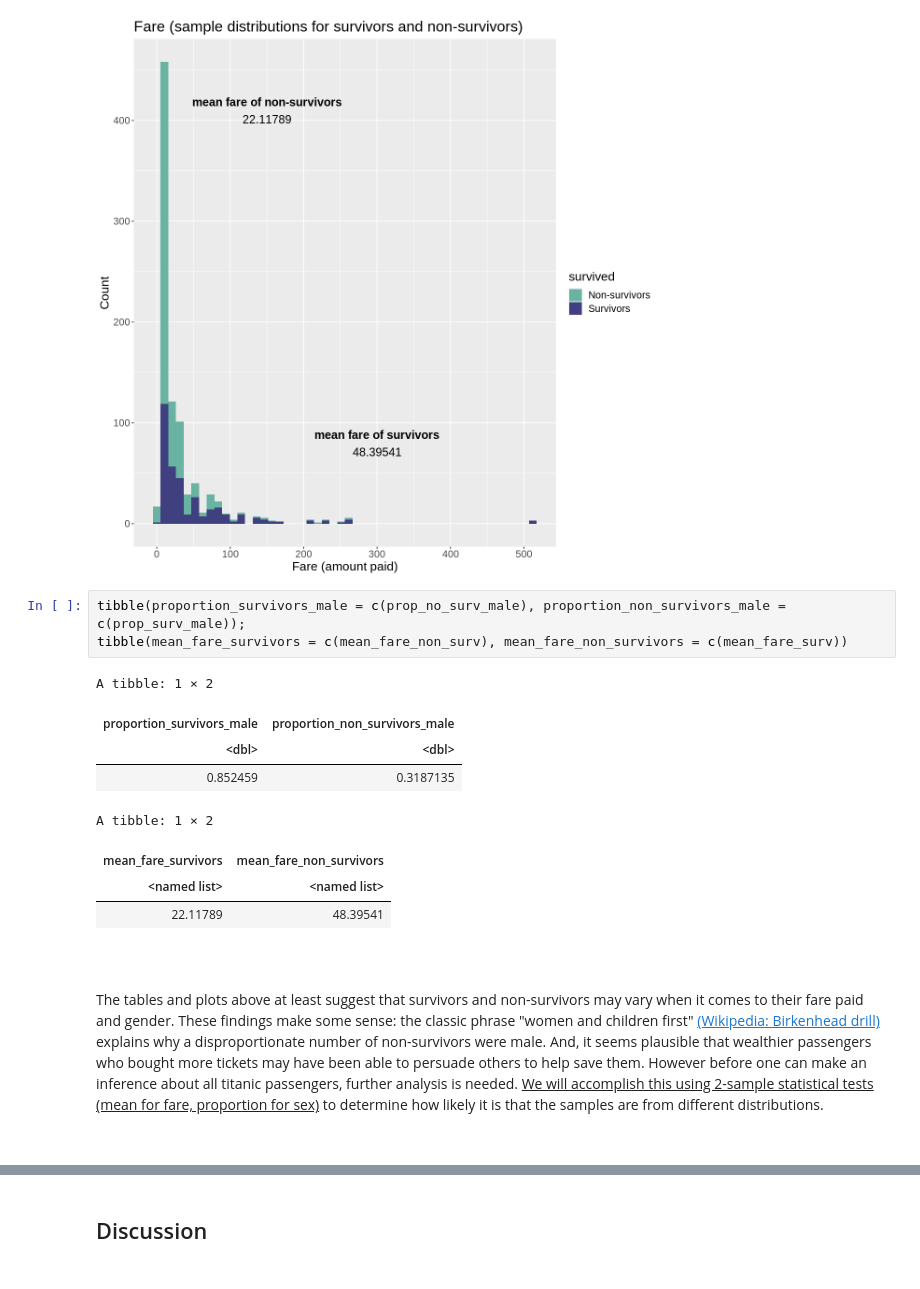
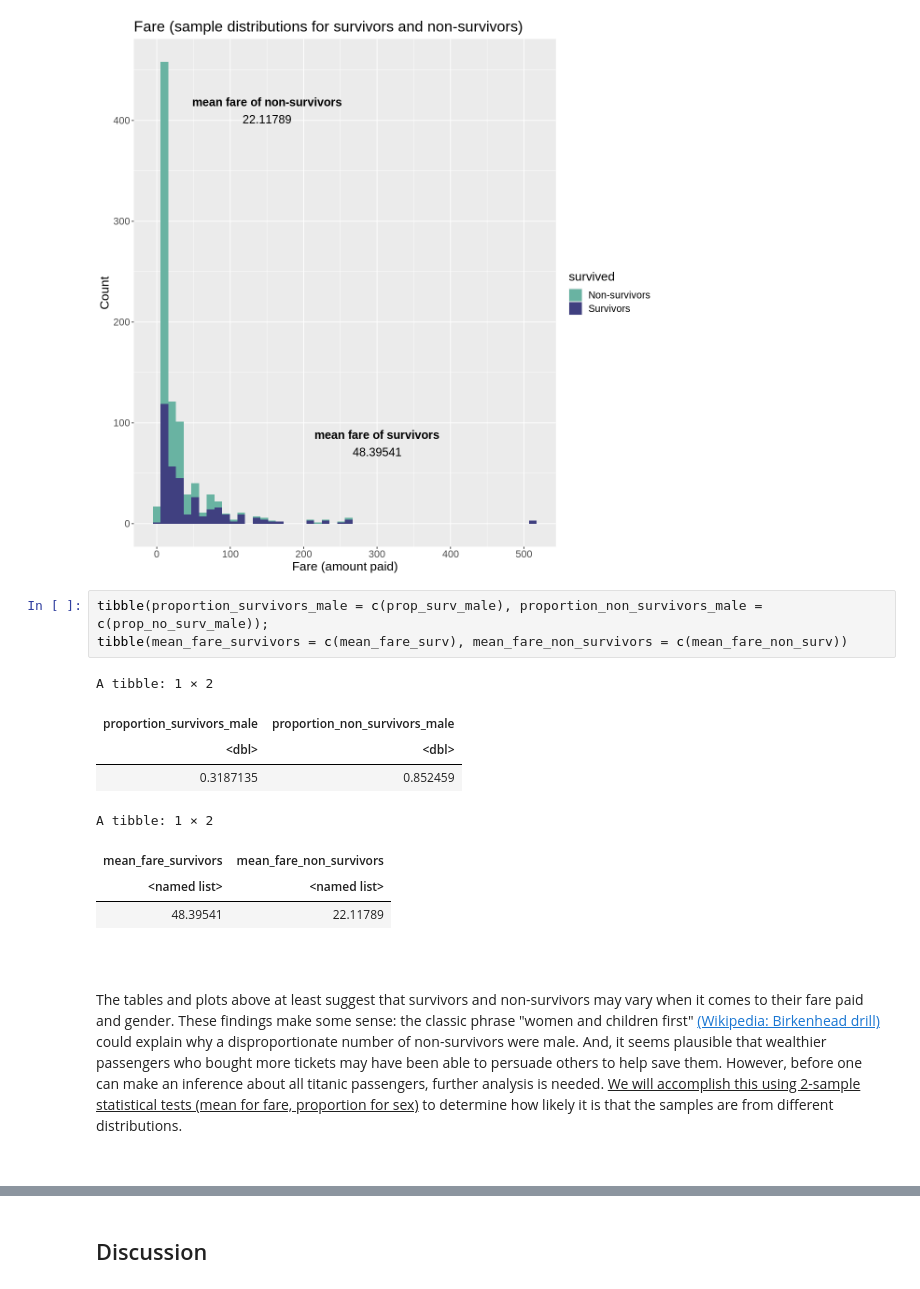
Before and after one commit to pgbenng/stat-201-2022w2-group-30, a Jupyter notebook: final_report.ipynb, the cells around one changed output, grey strips where cells are left out. Saved outputs shown, nothing was run; the diff lists cells and outputs as text.

```diff
--- a/final_report.ipynb
+++ b/final_report.ipynb
@@ -133,20 +147,20 @@ titanic_df |>
 # %% [output]
 [figure]
 # %%
-tibble(proportion_survivors_male = c(prop_no_surv_male), proportion_non_survivors_male = c(prop_surv_male));
-tibble(mean_fare_survivors = c(mean_fare_non_surv), mean_fare_non_survivors = c(mean_fare_surv))
+tibble(proportion_survivors_male = c(prop_surv_male), proportion_non_survivors_male = c(prop_no_surv_male));
+tibble(mean_fare_survivors = c(mean_fare_surv), mean_fare_non_survivors = c(mean_fare_non_surv))
 # %% [output]
 A tibble: 1 × 2
 | proportion_survivors_male | proportion_non_survivors_male |
 | <dbl> | <dbl> |
-| 0.852459 | 0.3187135 |
+| 0.3187135 | 0.852459 |
 A tibble: 1 × 2
 | mean_fare_survivors | mean_fare_non_survivors |
 | <named list> | <named list> |
-| 22.11789 | 48.39541 |
+| 48.39541 | 22.11789 |
 # %% [markdown]
 <br>
 # %% [markdown]
-The tables and plots above at least suggest that survivors and non-survivors may vary when it comes to their fare paid and gender. These findings make some sense: the classic phrase "women and children first" <a href="https://en.wikipedia.org/wiki/Women_and_children_first">(Wikipedia: Birkenhead drill)</a> explains why a disproportionate number of non-survivors were male. And, it seems plausible that wealthier passengers who bought more tickets may have been able to persuade others to help save them. However before one can make an inference about all titanic passengers, further analysis is needed. <u>We will accomplish this using 2-sample statistical tests (mean for fare, proportion for sex)</u> to determine how likely it is that the samples are from different distributions.
+The tables and plots above at least suggest that survivors and non-survivors may vary when it comes to their fare paid and gender. These findings make some sense: the classic phrase "women and children first" <a href="https://en.wikipedia.org/wiki/Women_and_children_first">(Wikipedia: Birkenhead drill)</a> could explain why a disproportionate number of non-survivors were male. And, it seems plausible that wealthier passengers who bought more tickets may have been able to persuade others to help save them. However, before one can make an inference about all titanic passengers, further analysis is needed. <u>We will accomplish this using 2-sample statistical tests (mean for fare, proportion for sex)</u> to determine how likely it is that the samples are from different distributions.
 
 <br>
```
Also changed, not shown: parts of 10 cells of this notebook.
